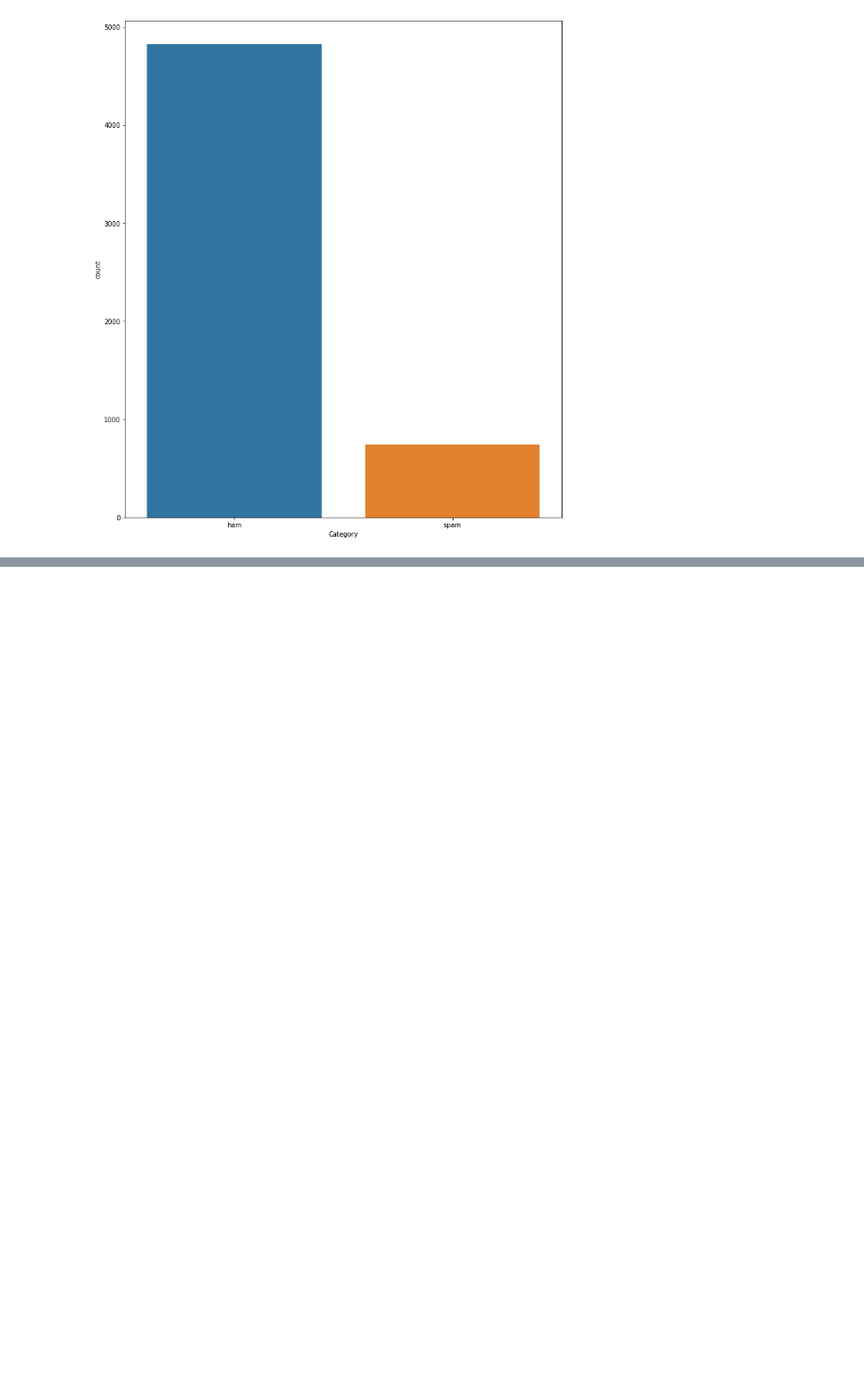
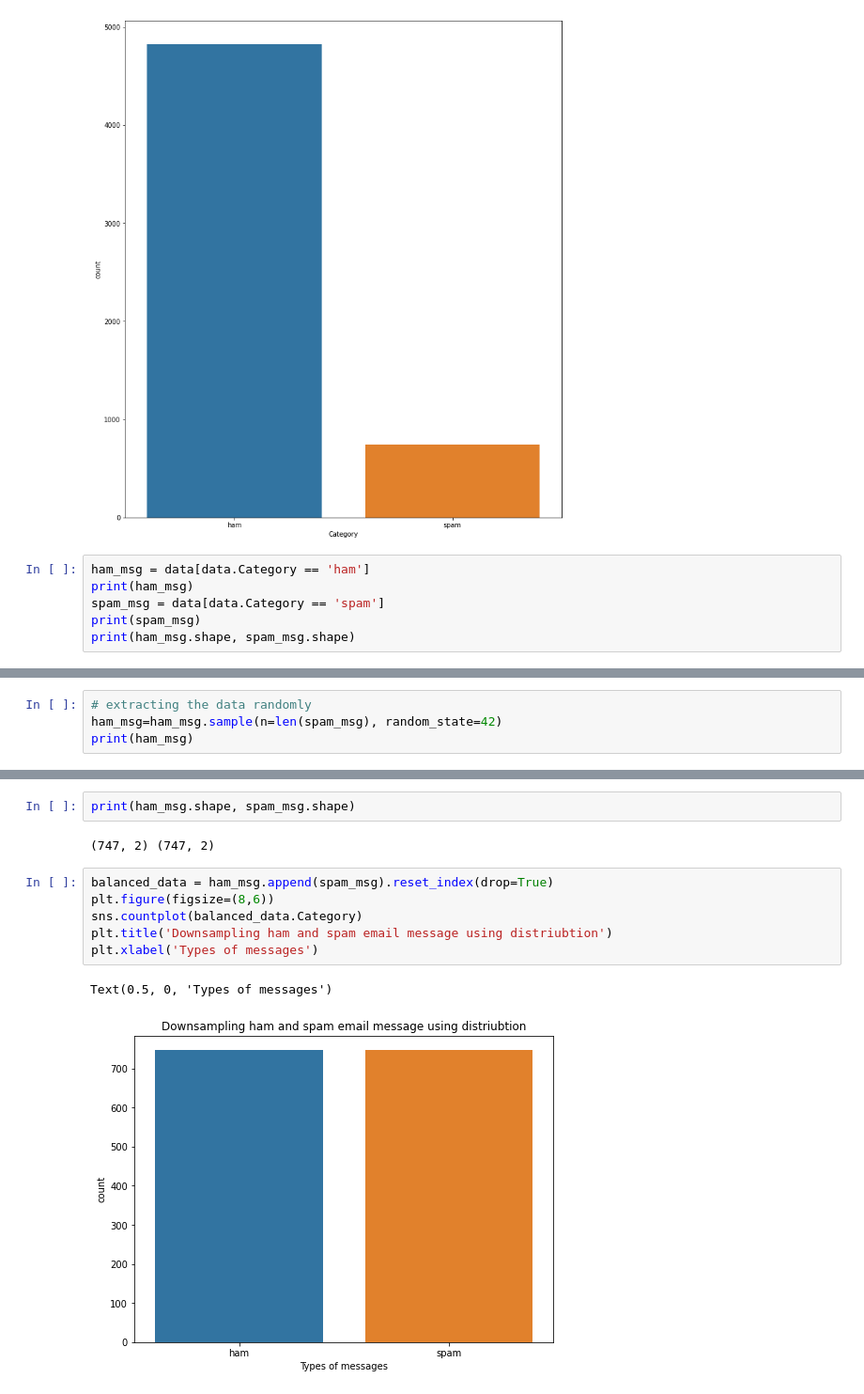
Before and after one commit to frentzen2003/AMDexcersie, a Jupyter notebook: Text Classification To Detect Spam Using TensorFlow/SpamTextDetectorUsingTensorFlow.ipynb, the cells around one changed output, grey strips where cells are left out. Shown: that part at 94% size. Cells and saved outputs as stored; diff of their text form; blank space fills up the shorter version.

```diff
--- a/Text Classification To Detect Spam Using TensorFlow/SpamTextDetectorUsingTensorFlow.ipynb
+++ b/Text Classification To Detect Spam Using TensorFlow/SpamTextDetectorUsingTensorFlow.ipynb
@@ -48,3 +48,9 @@ sns.countplot(data['Category'])
 # %% [output]
 <AxesSubplot:xlabel='Category', ylabel='count'>
 [figure]
+# %%
+ham_msg = data[data.Category == 'ham']
+print(ham_msg)
+spam_msg = data[data.Category == 'spam']
+print(spam_msg)
+print(ham_msg.shape, spam_msg.shape)
@@ -50,0 +75,4 @@ sns.countplot(data['Category'])
+# %%
+# extracting the data randomly
+ham_msg=ham_msg.sample(n=len(spam_msg), random_state=42)
+print(ham_msg)
@@ -50,0 +94,13 @@ sns.countplot(data['Category'])
+# %%
+print(ham_msg.shape, spam_msg.shape)
+# %% [output]
+(747, 2) (747, 2)
+# %%
+balanced_data = ham_msg.append(spam_msg).reset_index(drop=True)
+plt.figure(figsize=(8,6))
+sns.countplot(balanced_data.Category)
+plt.title('Downsampling ham and spam email message using distriubtion')
+plt.xlabel('Types of messages')
+# %% [output]
+Text(0.5, 0, 'Types of messages')
+[figure, added]
```
Also changed, not shown: parts of 17 cells of this notebook.
